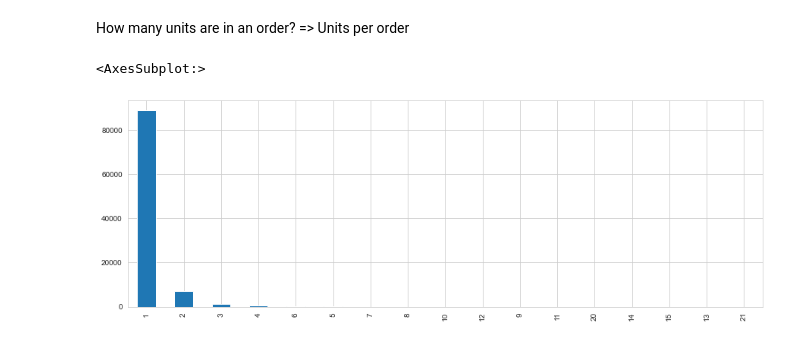
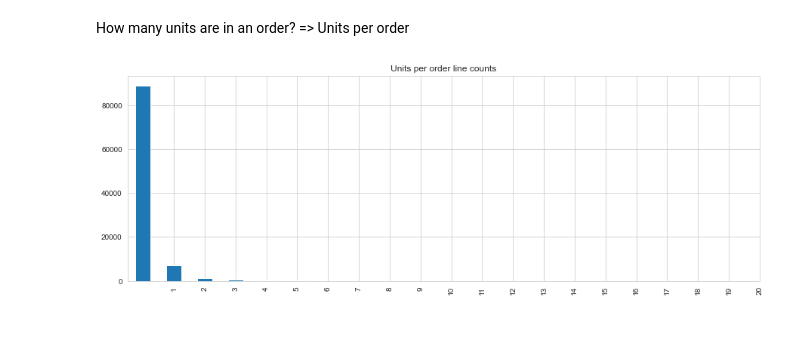
Before and after one commit to LarsTinnefeld/Olist-order-profile-analysis, a Jupyter notebook: olist_order_profile.ipynb, the cells around one changed output. Drawn from its saved outputs; the diff is of its cells as text; code cells hidden in the pictures.

```diff
--- a/olist_order_profile.ipynb
+++ b/olist_order_profile.ipynb
@@ -99,7 +99,12 @@ memory usage: 8.2+ MB
 # %% [markdown]
 How many units are in an order? => Units per order
 # %%
-df_order_class_comp['qty'].value_counts().plot(kind='bar', figsize = (15, 5))
+upl_range = np.arange(1, df_order_class_comp['qty'].max(), 1)
+(df_order_class_comp['qty'].value_counts()).plot(
+                                            kind='bar',
+                                            figsize = (15, 5),
+                                            xticks = upl_range,
+                                            title = 'Units per order line counts'
+                                            );
 # %% [output]
-<AxesSubplot:>
-[figure, old version]
+[figure, new version]
```
